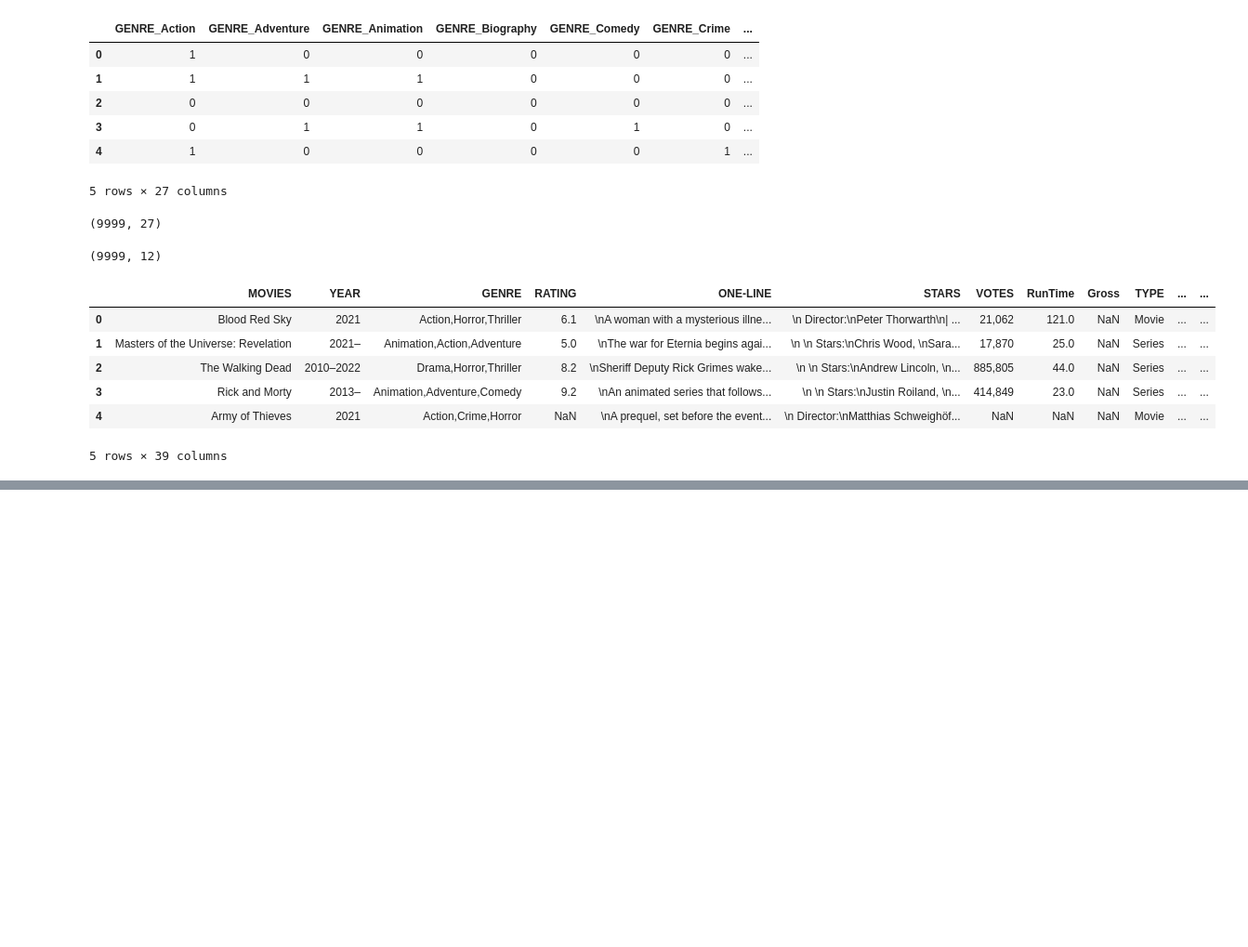
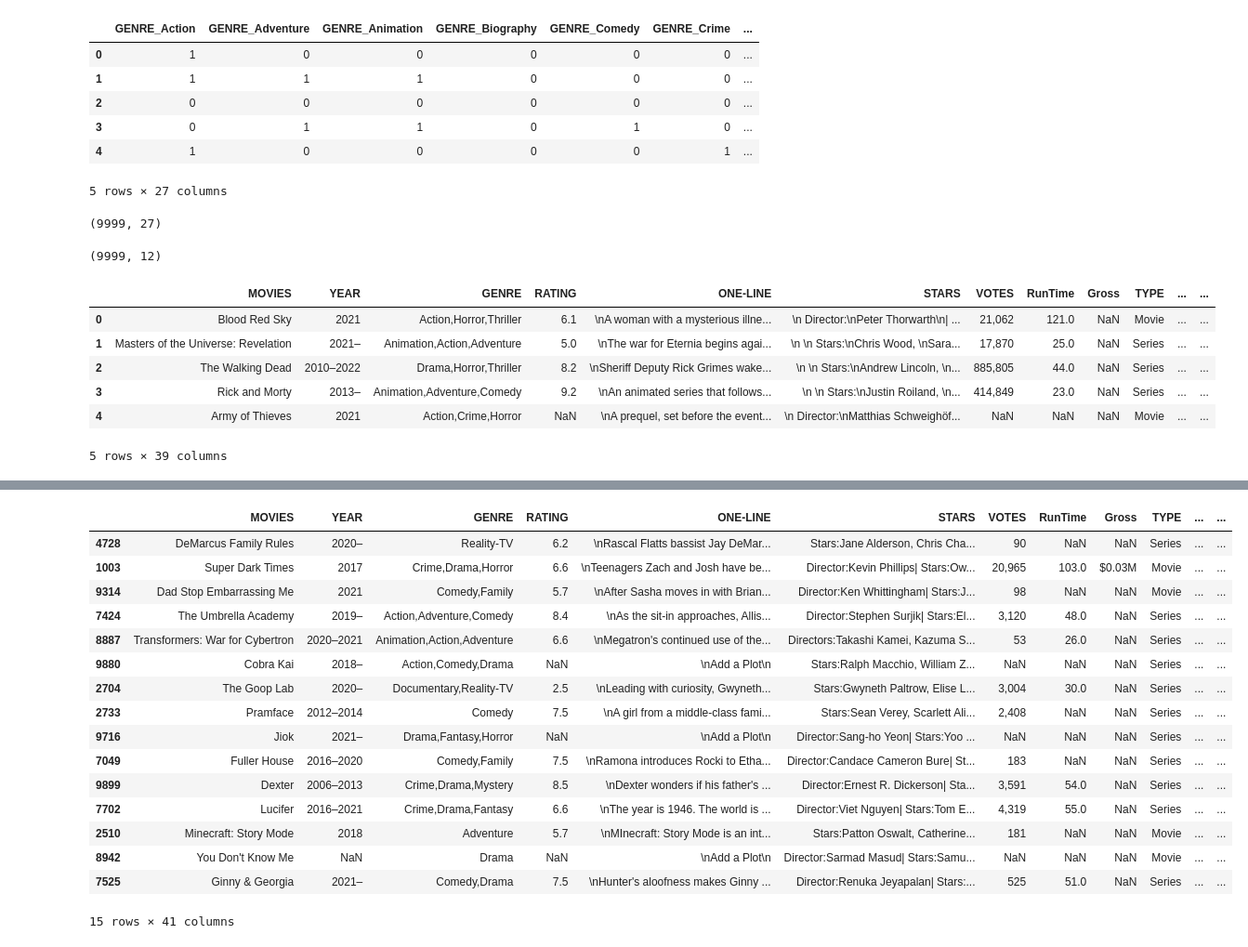
Before and after one commit to MonaTaghavi/dm-ann, a Jupyter notebook: notebooks/21dm-movie.ipynb, the cells around one changed output, grey strips where cells are left out. Shown at 93% size. Cells and saved outputs as stored; diff of their text form; code cells hidden in the pictures; blank space fills up the shorter version.

```diff
--- a/notebooks/21dm-movie.ipynb
+++ b/notebooks/21dm-movie.ipynb
@@ -210,0 +233,3 @@ df.head()
+# %%
+df['STARS'] = df['STARS'].str.replace('\n', '', regex=False)
+df.head()
@@ -210,0 +244,28 @@ df.head()
+# %%
+df["Directors"] = None
+df["Actors"] = None
+
+def extract_directors(x):
+    if "Director" in x:
+        stars = x.split("|")
+        if "Director" in stars[0]:
+            return stars[0]
+        else:
+            return stars[1]
+    else:
+        return np.nan
+
+def extract_actors(x):
+    if "Star" in x:
+        stars = x.split("|")
+        if "Star" in stars[0]:
+            return stars[0]
+        else:
+            return stars[1]
+    else:
+        return np.nan
+
+df["Directors"] = df["STARS"].progress_apply(extract_directors)
+df["Actors"] = df["STARS"].progress_apply(extract_actors)
+
+df.head()
@@ -210,0 +280,20 @@ df.head()
+# %%
+df.sample(15)
+# %% [output]
+|  | MOVIES | YEAR | GENRE | RATING | ONE-LINE | STARS | VOTES | RunTime | Gross | TYPE | ... | ... |
+| 4728 | DeMarcus Family Rules | 2020– | Reality-TV | 6.2 | \nRascal Flatts bassist Jay DeMar... | Stars:Jane Alderson, Chris Cha... | 90 | NaN | NaN | Series | ... | ... |
+| 1003 | Super Dark Times | 2017 | Crime,Drama,Horror | 6.6 | \nTeenagers Zach and Josh have be... | Director:Kevin Phillips| Stars:Ow... | 20,965 | 103.0 | $0.03M | Movie | ... | ... |
+| 9314 | Dad Stop Embarrassing Me | 2021 | Comedy,Family | 5.7 | \nAfter Sasha moves in with Brian... | Director:Ken Whittingham| Stars:J... | 98 | NaN | NaN | Movie | ... | ... |
+| 7424 | The Umbrella Academy | 2019– | Action,Adventure,Comedy | 8.4 | \nAs the sit-in approaches, Allis... | Director:Stephen Surjik| Stars:El... | 3,120 | 48.0 | NaN | Series | ... | ... |
+| 8887 | Transformers: War for Cybertron | 2020–2021 | Animation,Action,Adventure | 6.6 | \nMegatron's continued use of the... | Directors:Takashi Kamei, Kazuma S... | 53 | 26.0 | NaN | Series | ... | ... |
+| 9880 | Cobra Kai | 2018– | Action,Comedy,Drama | NaN | \nAdd a Plot\n | Stars:Ralph Macchio, William Z... | NaN | NaN | NaN | Series | ... | ... |
+| 2704 | The Goop Lab | 2020– | Documentary,Reality-TV | 2.5 | \nLeading with curiosity, Gwyneth... | Stars:Gwyneth Paltrow, Elise L... | 3,004 | 30.0 | NaN | Series | ... | ... |
+| 2733 | Pramface | 2012–2014 | Comedy | 7.5 | \nA girl from a middle-class fami... | Stars:Sean Verey, Scarlett Ali... | 2,408 | NaN | NaN | Series | ... | ... |
+| 9716 | Jiok | 2021– | Drama,Fantasy,Horror | NaN | \nAdd a Plot\n | Director:Sang-ho Yeon| Stars:Yoo ... | NaN | NaN | NaN | Series | ... | ... |
+| 7049 | Fuller House | 2016–2020 | Comedy,Family | 7.5 | \nRamona introduces Rocki to Etha... | Director:Candace Cameron Bure| St... | 183 | NaN | NaN | Series | ... | ... |
+| 9899 | Dexter | 2006–2013 | Crime,Drama,Mystery | 8.5 | \nDexter wonders if his father's ... | Director:Ernest R. Dickerson| Sta... | 3,591 | 54.0 | NaN | Series | ... | ... |
+| 7702 | Lucifer | 2016–2021 | Crime,Drama,Fantasy | 6.6 | \nThe year is 1946. The world is ... | Director:Viet Nguyen| Stars:Tom E... | 4,319 | 55.0 | NaN | Series | ... | ... |
+| 2510 | Minecraft: Story Mode | 2018 | Adventure | 5.7 | \nMInecraft: Story Mode is an int... | Stars:Patton Oswalt, Catherine... | 181 | NaN | NaN | Movie | ... | ... |
+| 8942 | You Don't Know Me | NaN | Drama | NaN | \nAdd a Plot\n | Director:Sarmad Masud| Stars:Samu... | NaN | NaN | NaN | Movie | ... | ... |
+| 7525 | Ginny & Georgia | 2021– | Comedy,Drama | 7.5 | \nHunter's aloofness makes Ginny ... | Director:Renuka Jeyapalan| Stars:... | 525 | 51.0 | NaN | Series | ... | ... |
+15 rows × 41 columns
```
Also changed, not shown: parts of 39 cells of this notebook, 1 other file.
